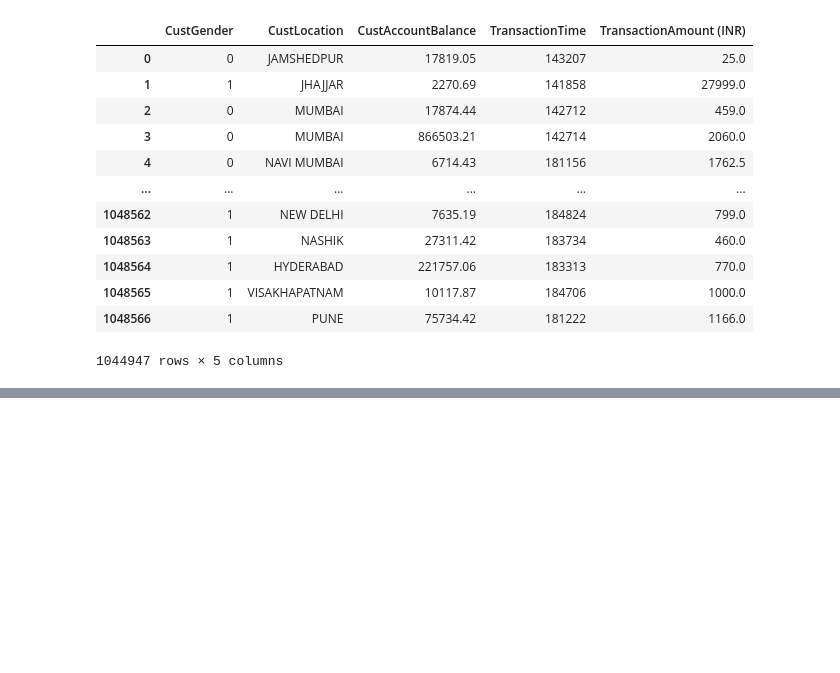
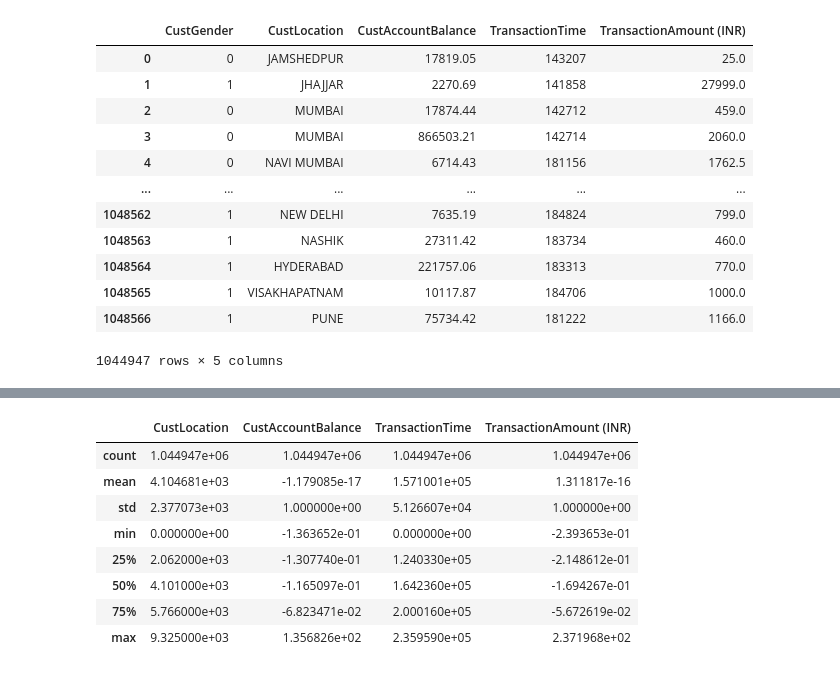
Before and after one commit to unclepete-20/lab7-k-means, a Jupyter notebook: src/k_means.ipynb, the cells around one changed output, grey strips where cells are left out. Saved outputs shown, nothing was run; the diff lists cells and outputs as text; code cells hidden in the pictures; blank space fills up the shorter version.

Commit message:
Se hace descripcion de los datos

```diff
--- a/src/k_means.ipynb
+++ b/src/k_means.ipynb
@@ -183,3 +176,16 @@ See the caveats in the documentation: https://pandas.pydata.org/pandas-docs/stab
 | 1048565 | 1 | 9108 | -0.124419 | 184706 | -0.087166 |
 | 1048566 | 1 | 6691 | -0.046948 | 181222 | -0.061901 |
 1044947 rows × 5 columns
+# %%
+# Ahora se hace una breve descripcion estadistica de los datos
+data.describe()
+# %% [output]
+|  | CustLocation | CustAccountBalance | TransactionTime | TransactionAmount (INR) |
+| count | 1.044947e+06 | 1.044947e+06 | 1.044947e+06 | 1.044947e+06 |
+| mean | 4.104681e+03 | -1.179085e-17 | 1.571001e+05 | 1.311817e-16 |
+| std | 2.377073e+03 | 1.000000e+00 | 5.126607e+04 | 1.000000e+00 |
+| min | 0.000000e+00 | -1.363652e-01 | 0.000000e+00 | -2.393653e-01 |
+| 25% | 2.062000e+03 | -1.307740e-01 | 1.240330e+05 | -2.148612e-01 |
+| 50% | 4.101000e+03 | -1.165097e-01 | 1.642360e+05 | -1.694267e-01 |
+| 75% | 5.766000e+03 | -6.823471e-02 | 2.000160e+05 | -5.672619e-02 |
+| max | 9.325000e+03 | 1.356826e+02 | 2.359590e+05 | 2.371968e+02 |
```
Also changed, not shown: parts of 4 cells of this notebook.
